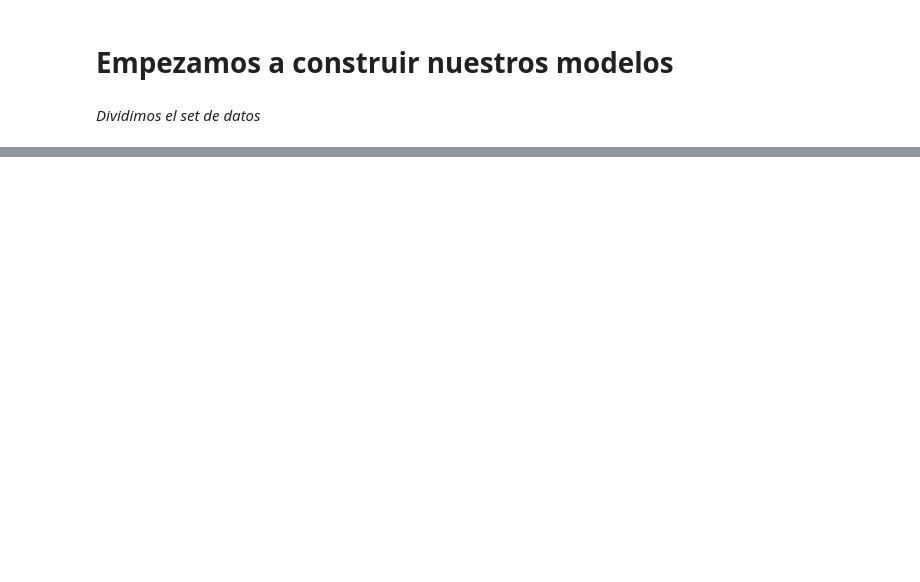
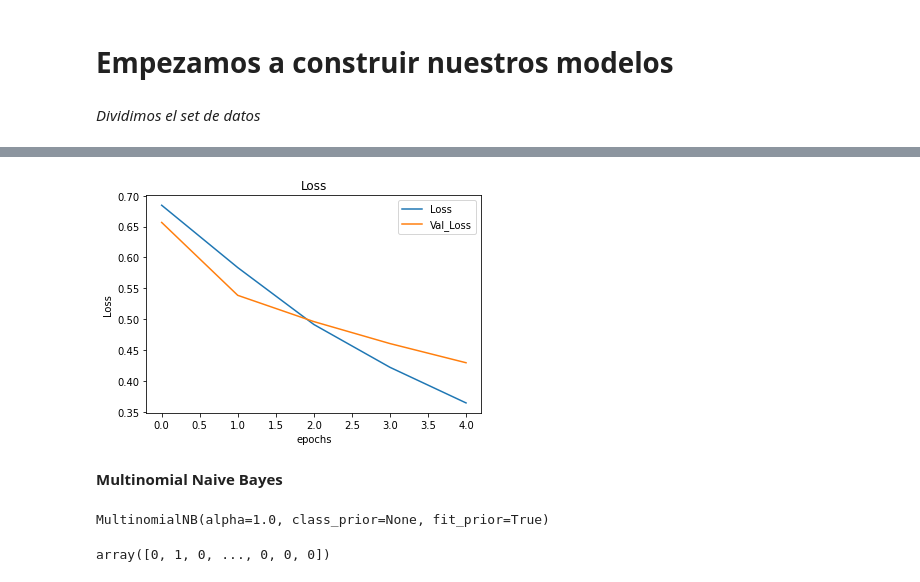
Before and after one commit to javivi235/SentimentAnalysis, a Jupyter notebook: Proyecto_FInal.ipynb, the cells around one changed output, grey strips where cells are left out. Cells and saved outputs as stored; diff of their text form; code cells hidden in the pictures; blank space fills up the shorter version.

Commit message:
mult naive bayes, svc, and metrics added'

```diff
--- a/Proyecto_FInal.ipynb
+++ b/Proyecto_FInal.ipynb
@@ -512,0 +549,13 @@ Epoch 5/5
+# %%
+plt.figure()
+plt.plot(history.history["loss"], label = "Loss")
+plt.plot(history.history["val_loss"], label = "Val_Loss")
+plt.title("Loss")
+plt.ylabel("Loss")
+plt.xlabel("epochs")
+plt.legend()
+plt.show()
+# %% [output]
+[figure, added]
+# %% [markdown]
+**Multinomial Naive Bayes**
@@ -512,0 +566,9 @@ Epoch 5/5
+# %%
+multi.fit(x_train,y_train)
+# %% [output]
+MultinomialNB(alpha=1.0, class_prior=None, fit_prior=True)
+# %%
+y_pred = multi.predict(x_test)
+y_pred
+# %% [output]
+array([0, 1, 0, ..., 0, 0, 0])
```
Also changed, not shown: parts of 50 cells of this notebook.
